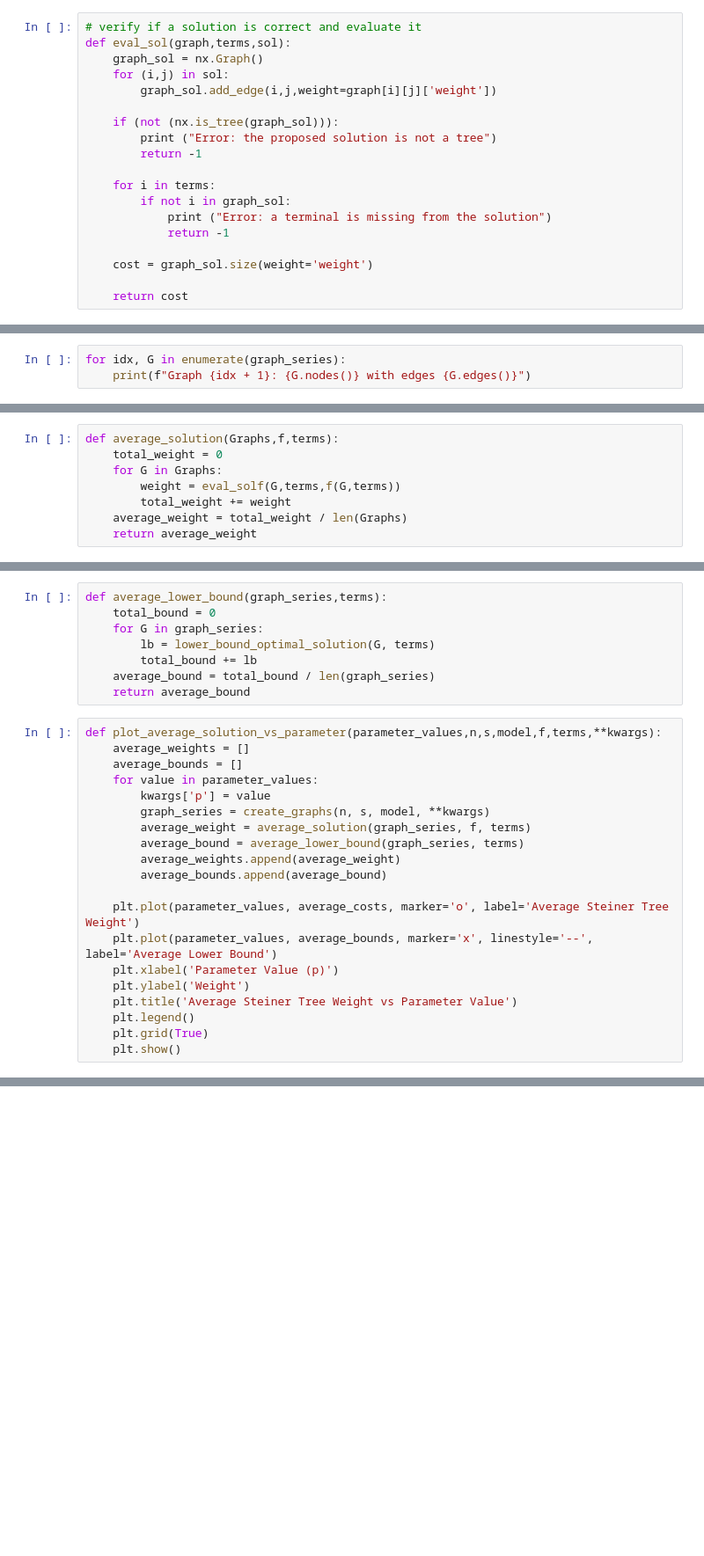
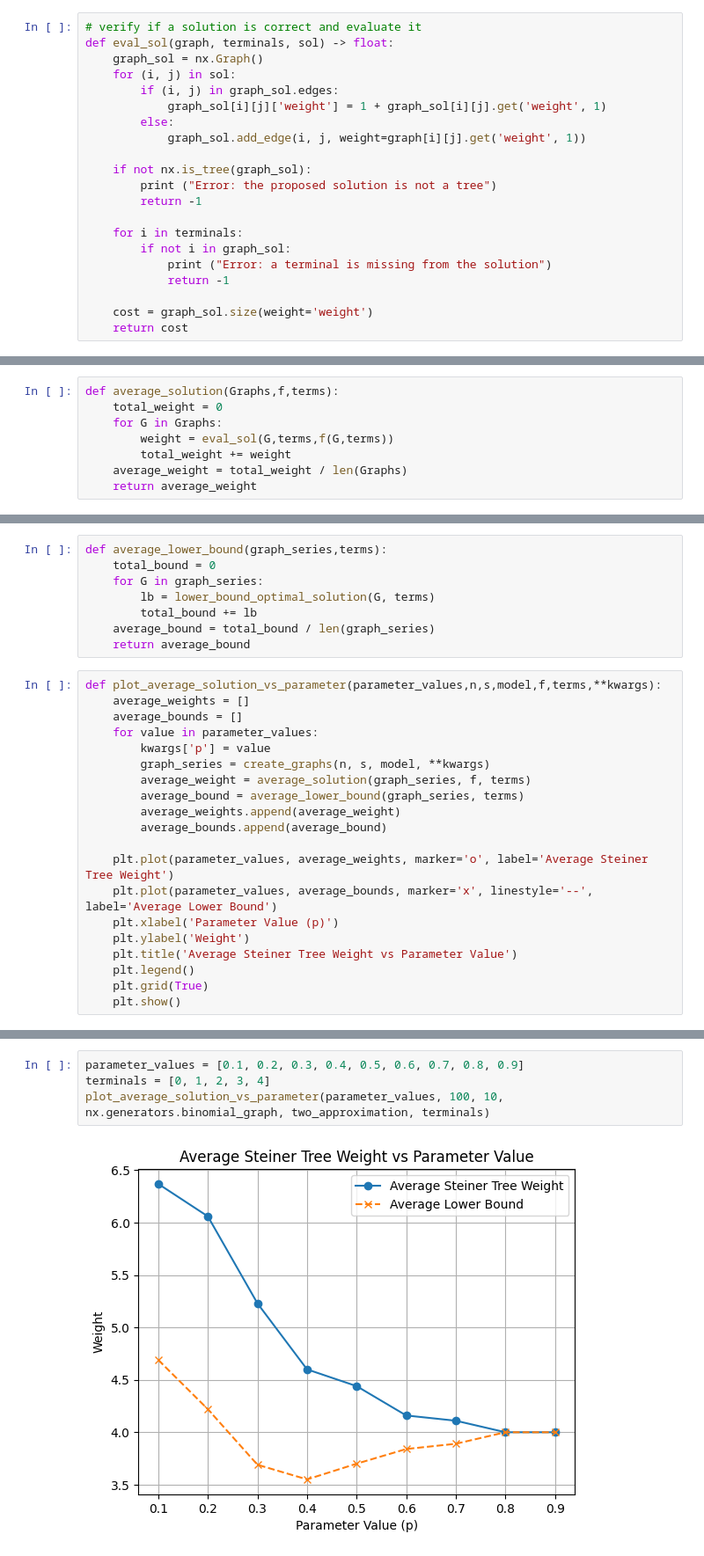
Before and after one commit to tianwengu/Approximating-the-best-electrical-network-configuration, a Jupyter notebook: Approximation.ipynb, the cells around one changed output, grey strips where cells are left out. Shown at 88% size. Saved outputs shown, nothing was run; the diff lists cells and outputs as text; blank space fills up the shorter version.

```diff
--- a/Approximation.ipynb
+++ b/Approximation.ipynb
@@ -73,22 +73,24 @@ def test_shortest_paths():
     print(distances[0][22])
 # %%
 # verify if a solution is correct and evaluate it
-def eval_sol(graph,terms,sol):
+def eval_sol(graph, terminals, sol) -> float:
     graph_sol = nx.Graph()
-    for (i,j) in sol:
-        graph_sol.add_edge(i,j,weight=graph[i][j]['weight'])
+    for (i, j) in sol:
+        if (i, j) in graph_sol.edges:
+            graph_sol[i][j]['weight'] = 1 + graph_sol[i][j].get('weight', 1)
+        else:
+            graph_sol.add_edge(i, j, weight=graph[i][j].get('weight', 1))
 
-    if (not (nx.is_tree(graph_sol))):
+    if not nx.is_tree(graph_sol):
         print ("Error: the proposed solution is not a tree")
         return -1
 
-    for i in terms:
+    for i in terminals:
         if not i in graph_sol:
             print ("Error: a terminal is missing from the solution")
             return -1
 
     cost = graph_sol.size(weight='weight')
-
     return cost
 # %%
 test_shortest_paths()
@@ -143,6 +154,3 @@ def create_graphs(n,s,model,**kwargs):
     return Graphs
 # %%
 graph_series = create_graphs(5, 10, nx.generators.binomial_graph, p=0.5)
-# %%
-for idx, G in enumerate(graph_series):
-    print(f"Graph {idx + 1}: {G.nodes()} with edges {G.edges()}")
@@ -156,7 +158,7 @@ Graph 5: [0, 1, 2, 3, 4, 5, 6, 7, 8, 9] with edges [(0, 1), (0, 3), (0, 6), (0,
 def average_solution(Graphs,f,terms):
     total_weight = 0
     for G in Graphs:
-        weight = eval_solf(G,terms,f(G,terms))
+        weight = eval_sol(G,terms,f(G,terms))
         total_weight += weight
     average_weight = total_weight / len(Graphs)
     return average_weight
@@ -190,7 +192,7 @@ def plot_average_solution_vs_parameter(parameter_values,n,s,model,f,terms,**kwar
         average_weights.append(average_weight)
         average_bounds.append(average_bound)
 
-    plt.plot(parameter_values, average_costs, marker='o', label='Average Steiner Tree Weight')
+    plt.plot(parameter_values, average_weights, marker='o', label='Average Steiner Tree Weight')
     plt.plot(parameter_values, average_bounds, marker='x', linestyle='--', label='Average Lower Bound')
     plt.xlabel('Parameter Value (p)')
     plt.ylabel('Weight')
@@ -200,0 +213,6 @@ def plot_average_solution_vs_parameter(parameter_values,n,s,model,f,terms,**kwar
+# %%
+parameter_values = [0.1, 0.2, 0.3, 0.4, 0.5, 0.6, 0.7, 0.8, 0.9]
+terminals = [0, 1, 2, 3, 4]
+plot_average_solution_vs_parameter(parameter_values, 100, 10, nx.generators.binomial_graph, two_approximation, terminals)
+# %% [output]
+[figure, added]
```
Also changed, not shown: parts of 7 cells of this notebook.
